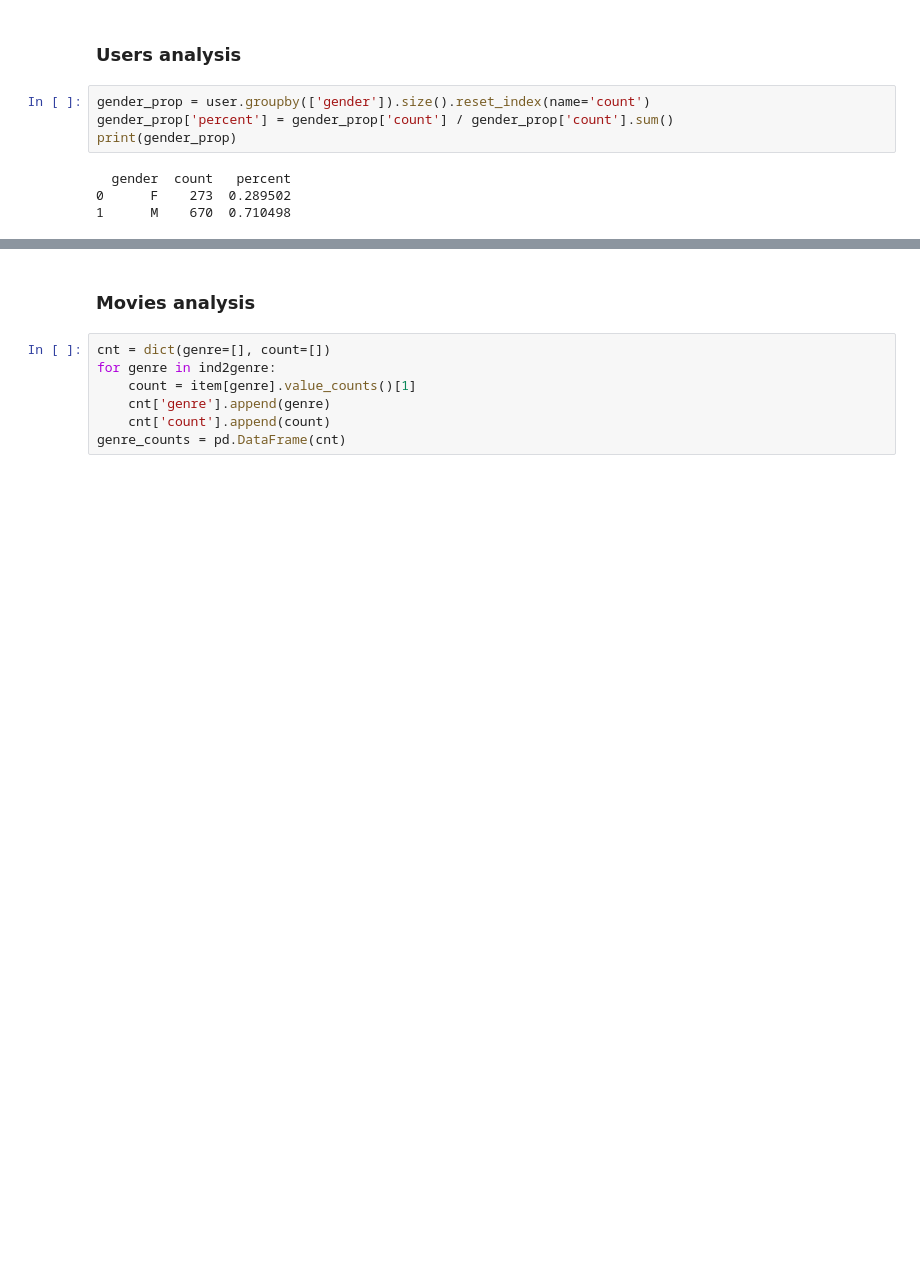
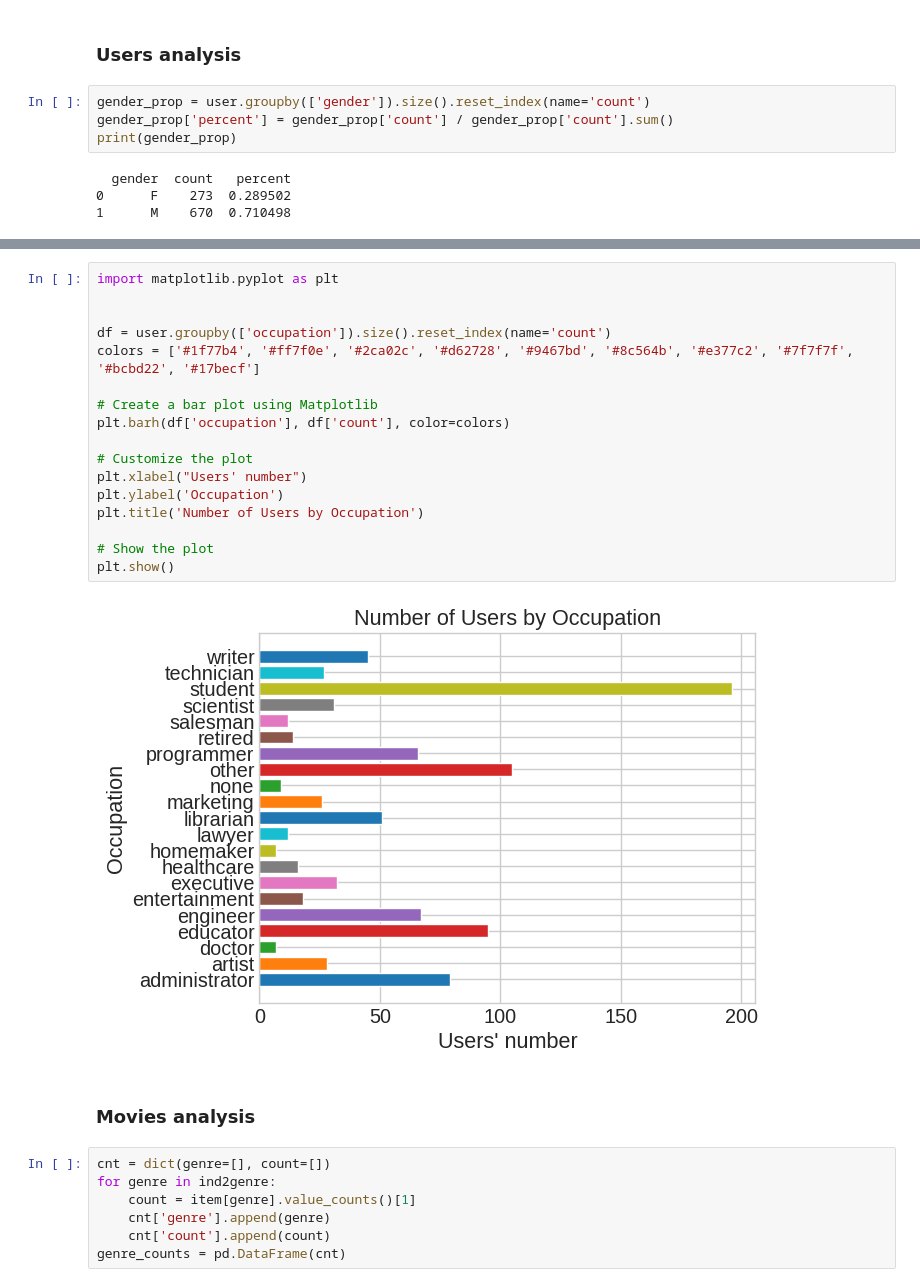
Before and after one commit to blueberry13-8/movie-recommender-system, a Jupyter notebook: notebooks/1.0-initial-data-exporation.ipynb, the cells around one changed output, grey strips where cells are left out. Cells and saved outputs as stored; diff of their text form; blank space fills up the shorter version.

```diff
--- a/notebooks/1.0-initial-data-exporation.ipynb
+++ b/notebooks/1.0-initial-data-exporation.ipynb
@@ -179,3 +189,22 @@ Text(0.5, 0, "Users' number")
+# %%
+import matplotlib.pyplot as plt
+
+
+df = user.groupby(['occupation']).size().reset_index(name='count')
+colors = ['#1f77b4', '#ff7f0e', '#2ca02c', '#d62728', '#9467bd', '#8c564b', '#e377c2', '#7f7f7f', '#bcbd22', '#17becf']
+
+# Create a bar plot using Matplotlib
+plt.barh(df['occupation'], df['count'], color=colors)
+
+# Customize the plot
+plt.xlabel("Users' number")
+plt.ylabel('Occupation')
+plt.title('Number of Users by Occupation')
+
+# Show the plot
+plt.show()
+# %% [output]
+[figure, added]
 # %% [markdown]
 ### Movies analysis
 # %%
```
Also changed, not shown: parts of 8 cells of this notebook, 7 other files.
